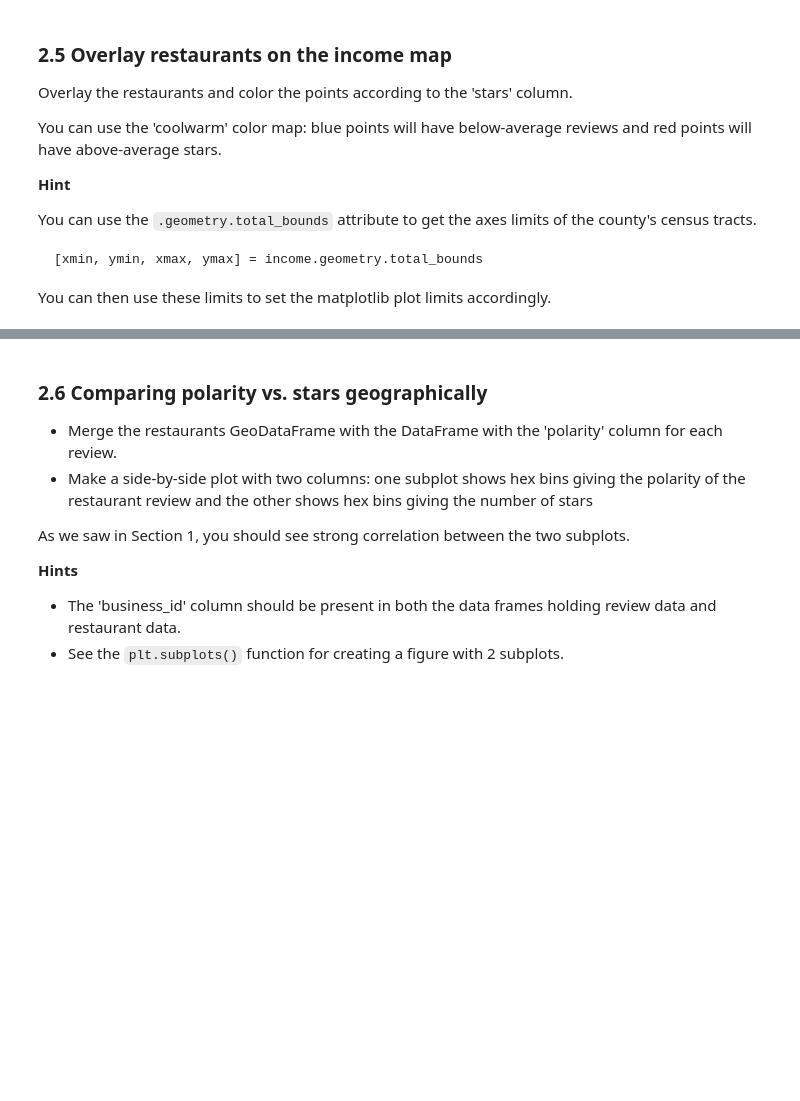
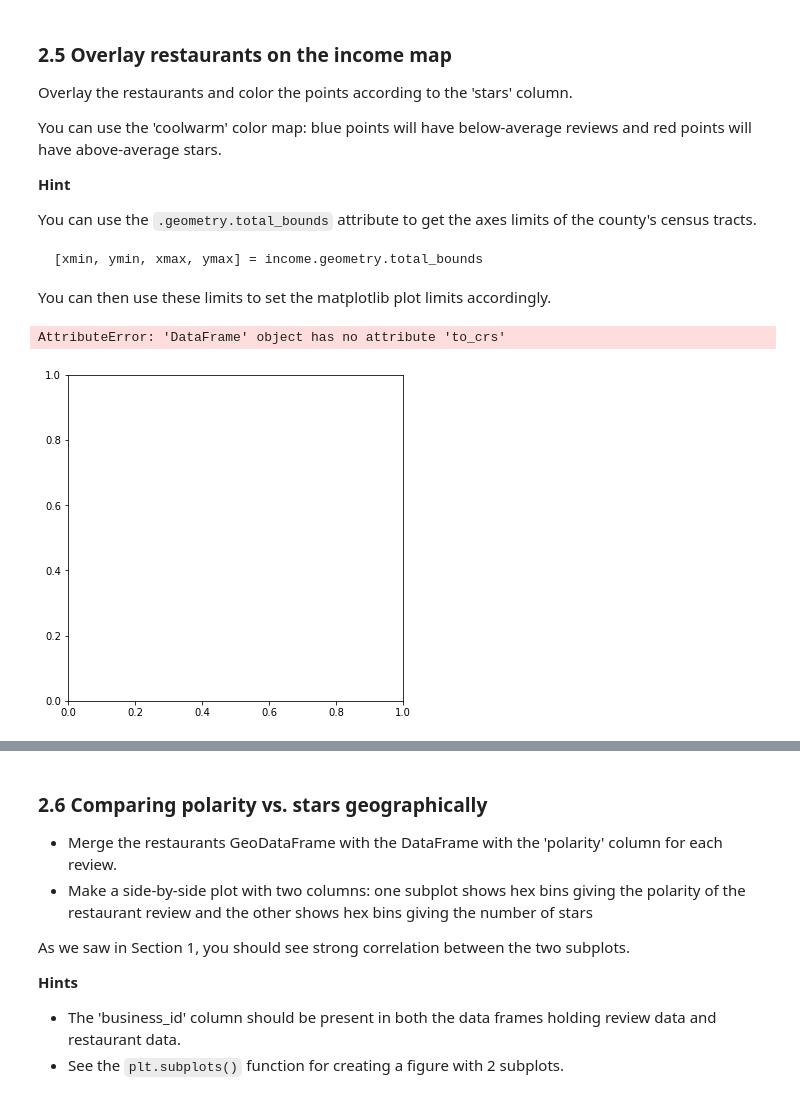
Before and after one commit to yhp92/assignment-4, a Jupyter notebook: assignment-4.ipynb, the cells around one changed output, grey strips where cells are left out. Cells and saved outputs as stored; diff of their text form; code cells hidden in the pictures; blank space fills up the shorter version.

````diff
--- a/assignment-4.ipynb
+++ b/assignment-4.ipynb
@@ -154,0 +423,4 @@ The FIPS codes for the various state/counties are:
+# %%
+
+    # Convert all variable
+mmincome["B19013_001E"] = mmincome["B19013_001E"].astype(float)
@@ -174,3 +549,6 @@ The JSON data is in a "records" format. To load it, you'll need to pass the foll
 
 - `orient='records'`
 - `lines=True`
+# %%
+rstr = pd.read_json("data/restaurants_charlotte.json", orient='records',lines=True)
+rstr.head()
@@ -176,0 +562,2 @@ The JSON data is in a "records" format. To load it, you'll need to pass the foll
+# %%
+rstr["Coordinates"] = gpd.points_from_xy(rstr["longitude"], rstr["latitude"])
@@ -176,0 +566,2 @@ The JSON data is in a "records" format. To load it, you'll need to pass the foll
+# %%
+rstr_g = gpd.GeoDataFrame(rstr, geometry = "Coordinates")
@@ -190,3 +594,15 @@ You can use the `.geometry.total_bounds` attribute to get the axes limits of the
 ```
 
 You can then use these limits to set the matplotlib plot limits accordingly.
+# %%
+fig, ax = plt.subplots(figsize=(6, 6))
+
+# ZIP codes
+mmincome.to_crs(epsg=3857).plot(ax=ax, facecolor="none", edgecolor="black")
+
+# Shootings
+rstr_g.plot(ax=ax, color="crimson")
+ax.set_axis_off()
+# %% [output]
+AttributeError: 'DataFrame' object has no attribute 'to_crs'
+[figure, added]
````
Also changed, not shown: parts of 54 cells of this notebook.
